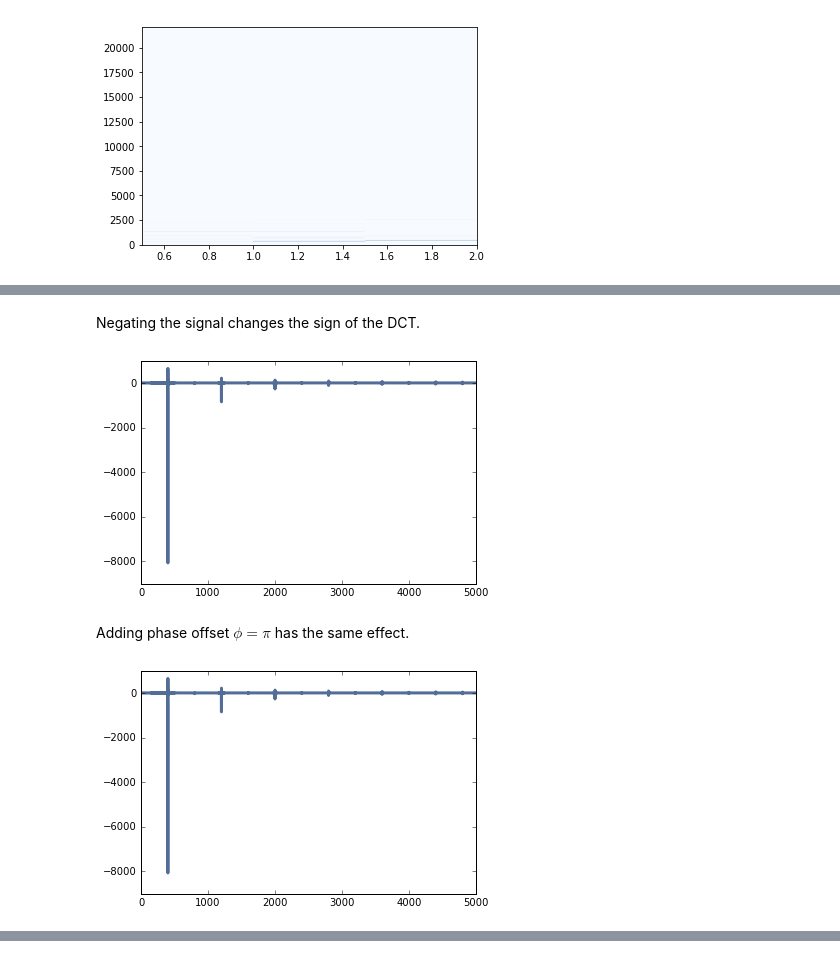
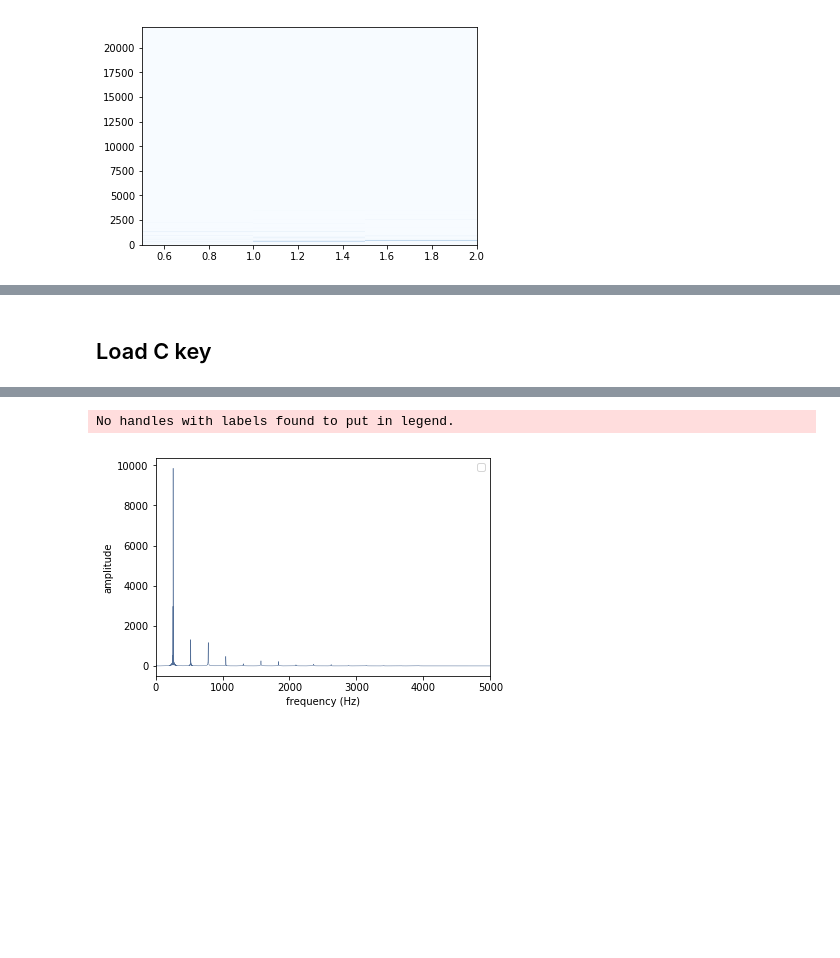
Before and after one commit to SuperShinyEyes/pitch-perfect, a Jupyter notebook: 01_analyze_pitcy_by_spectrum.ipynb, the cells around one changed output, grey strips where cells are left out. Drawn from its saved outputs; the diff is of its cells as text; code cells hidden in the pictures; blank space fills up the shorter version.

Commit message:
Map keys to frequencies using spectrum

```diff
--- a/01_analyze_pitcy_by_spectrum.ipynb
+++ b/01_analyze_pitcy_by_spectrum.ipynb
@@ -326,17 +64,12 @@ max(abs(wave.ys-wave2.ys))
-# %% [markdown]
-Negating the signal changes the sign of the DCT.
-# %%
-signal = thinkdsp.TriangleSignal(freq=400, offset=0)
-wave = signal.make_wave(duration=1.0, framerate=10000)
-wave.ys *= -1
-wave.make_dct().plot()
-# %% [output]
-[figure, removed]
-# %% [markdown]
-Adding phase offset $\phi=\pi$ has the same effect.
-# %%
-signal = thinkdsp.TriangleSignal(freq=400, offset=np.pi)
-wave = signal.make_wave(duration=1.0, framerate=10000)
-wave.make_dct().plot()
-# %% [output]
-[figure, removed]
+# %% [markdown]
+## Load C key
+# %%
+c_wave = thinkdsp.read_wave('data/c.wav')
+display(c_wave.make_audio())
+
+spectrum = c_wave.make_spectrum()
+spectrum.plot(linewidth=0.5)
+thinkplot.config(xlabel='frequency (Hz)',
+                 ylabel='amplitude',
+                 xlim=[0, 5000])
+# %% [output]
@@ -342,0 +77,2 @@ wave.make_dct().plot()
+No handles with labels found to put in legend.
+[figure, added]
```
Also changed, not shown: parts of 55 cells of this notebook.
